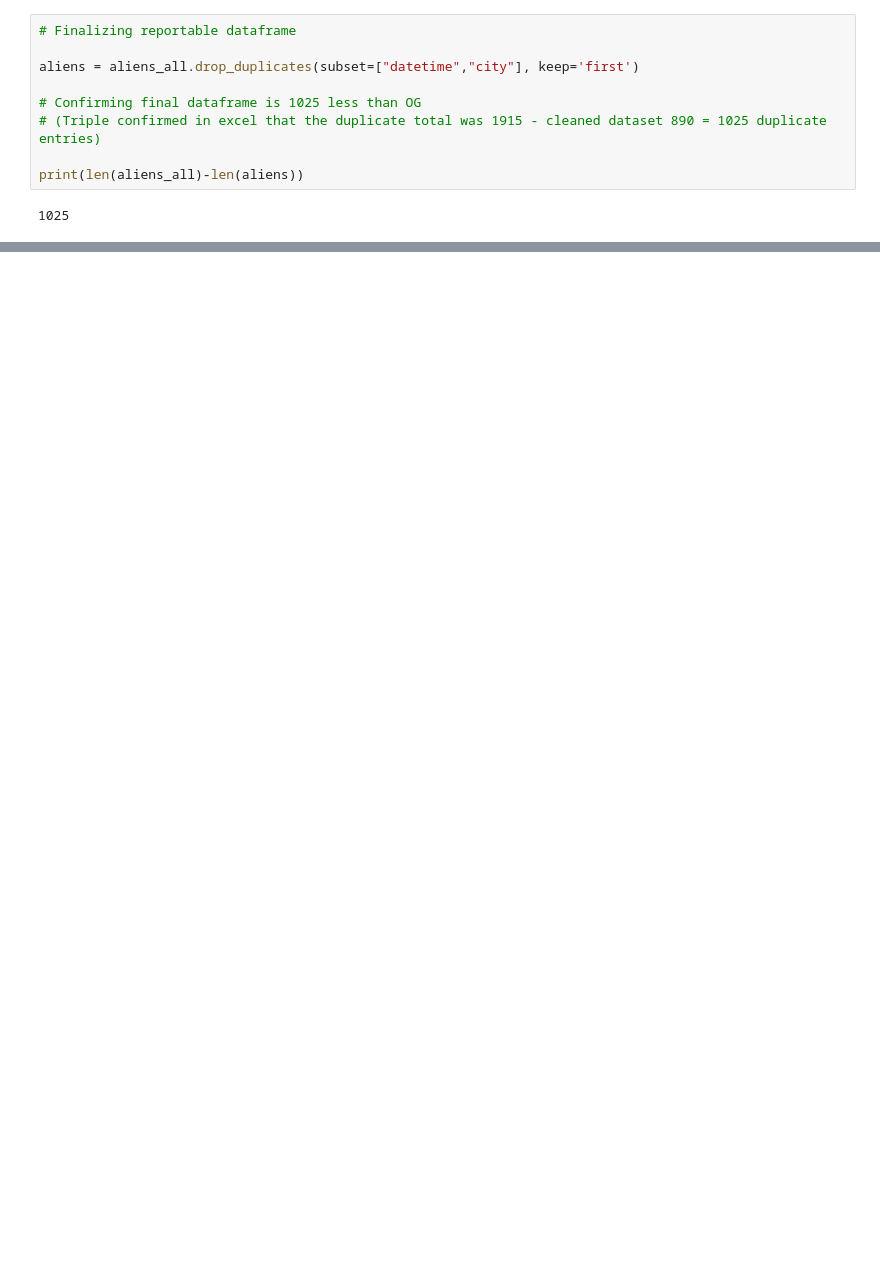
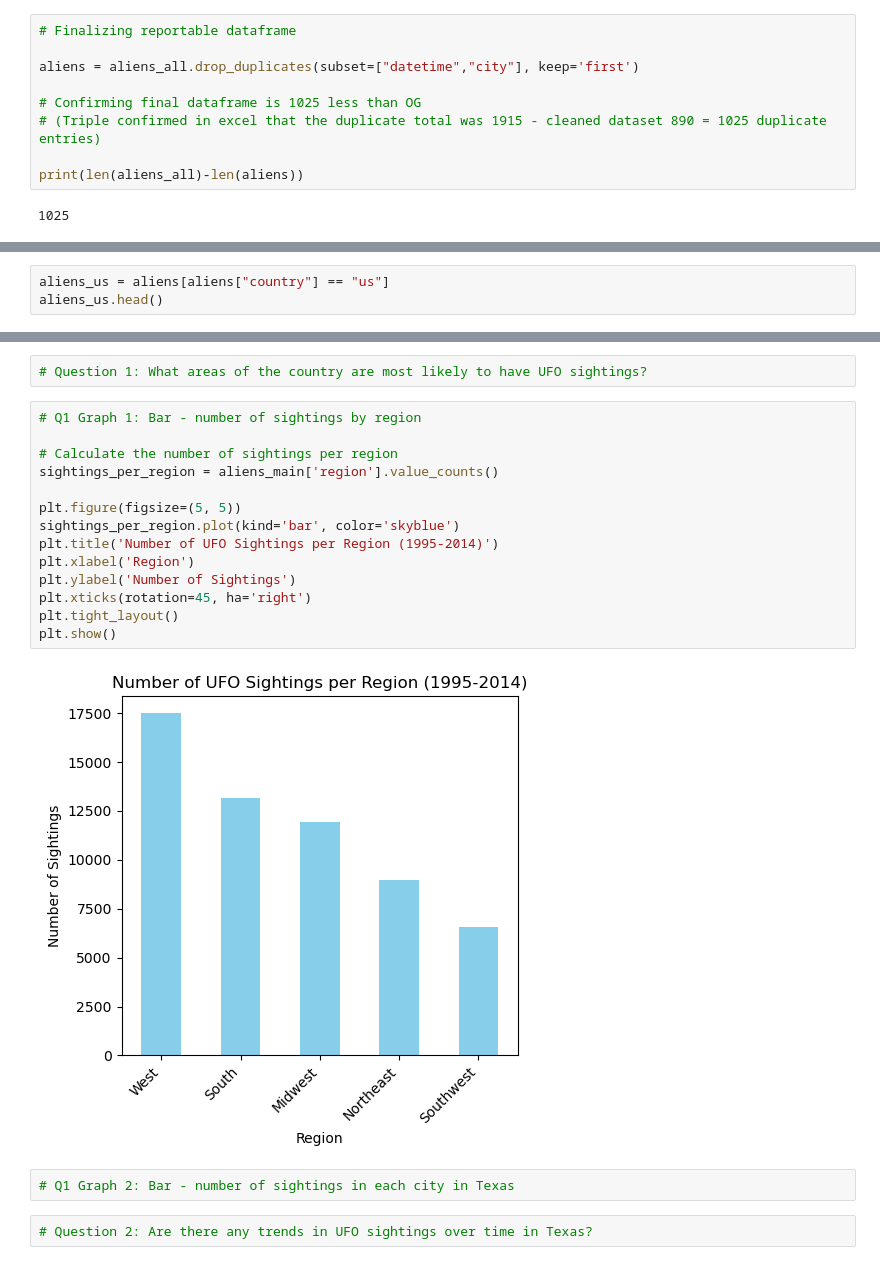
Before and after one commit to famndox/P1-EclipseFusion, a Jupyter notebook: alien_pandas.ipynb, the cells around one changed output, grey strips where cells are left out. Drawn from its saved outputs; the diff is of its cells as text; blank space fills up the shorter version.

```diff
--- a/alien_pandas.ipynb
+++ b/alien_pandas.ipynb
@@ -98,0 +81,3 @@ aliens.head()
+# %%
+aliens_us = aliens[aliens["country"] == "us"]
+aliens_us.head()
@@ -98,0 +167,22 @@ aliens.head()
+# %%
+# Question 1: What areas of the country are most likely to have UFO sightings?
+# %%
+# Q1 Graph 1: Bar - number of sightings by region
+
+# Calculate the number of sightings per region
+sightings_per_region = aliens_main['region'].value_counts()
+
+plt.figure(figsize=(5, 5))
+sightings_per_region.plot(kind='bar', color='skyblue')
+plt.title('Number of UFO Sightings per Region (1995-2014)')
+plt.xlabel('Region')
+plt.ylabel('Number of Sightings')
+plt.xticks(rotation=45, ha='right')
+plt.tight_layout()
+plt.show()
+# %% [output]
+[figure, added]
+# %%
+# Q1 Graph 2: Bar - number of sightings in each city in Texas
+# %%
+# Question 2: Are there any trends in UFO sightings over time in Texas?
```
Also changed, not shown: parts of 13 cells of this notebook, 1 other file.
